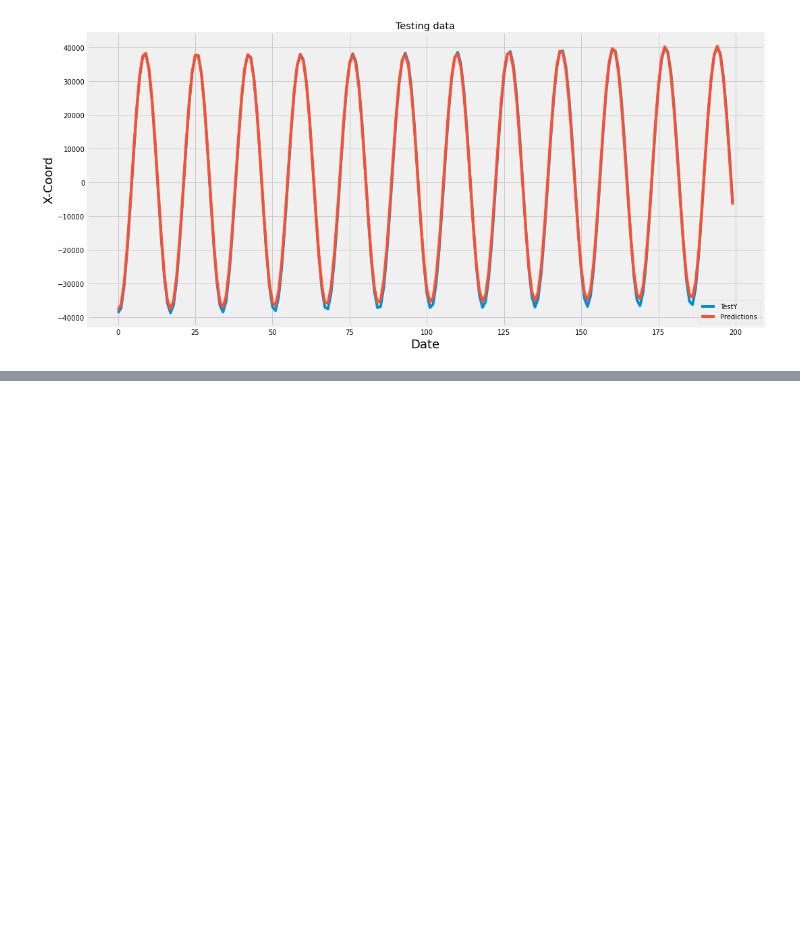
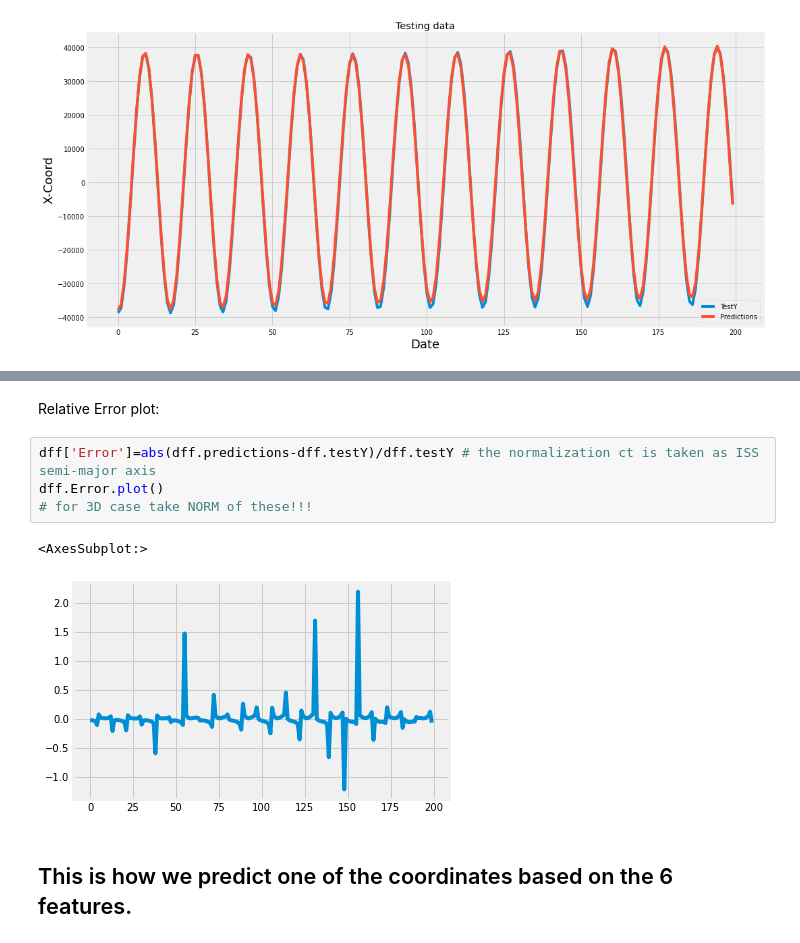
Before and after one commit to vladmarascu/Predicting-Orbits, a Jupyter notebook: RNNs/3rd Body Perturbation RNN Multivariate.ipynb, the cells around one changed output, grey strips where cells are left out. Drawn from its saved outputs; the diff is of its cells as text; blank space fills up the shorter version.

```diff
--- a/RNNs/3rd Body Perturbation RNN Multivariate.ipynb
+++ b/RNNs/3rd Body Perturbation RNN Multivariate.ipynb
@@ -360,0 +359,11 @@ dff.Error.plot()
+# %% [markdown]
+Relative Error plot:
+# %%
+dff['Error']=abs(dff.predictions-dff.testY)/dff.testY # the normalization ct is taken as ISS semi-major axis
+dff.Error.plot()
+# for 3D case take NORM of these!!!
+# %% [output]
+<AxesSubplot:>
+[figure, added]
+# %% [markdown]
+## This is how we predict one of the coordinates based on the 6 features.
```
Also changed, not shown: parts of 20 cells of this notebook.
